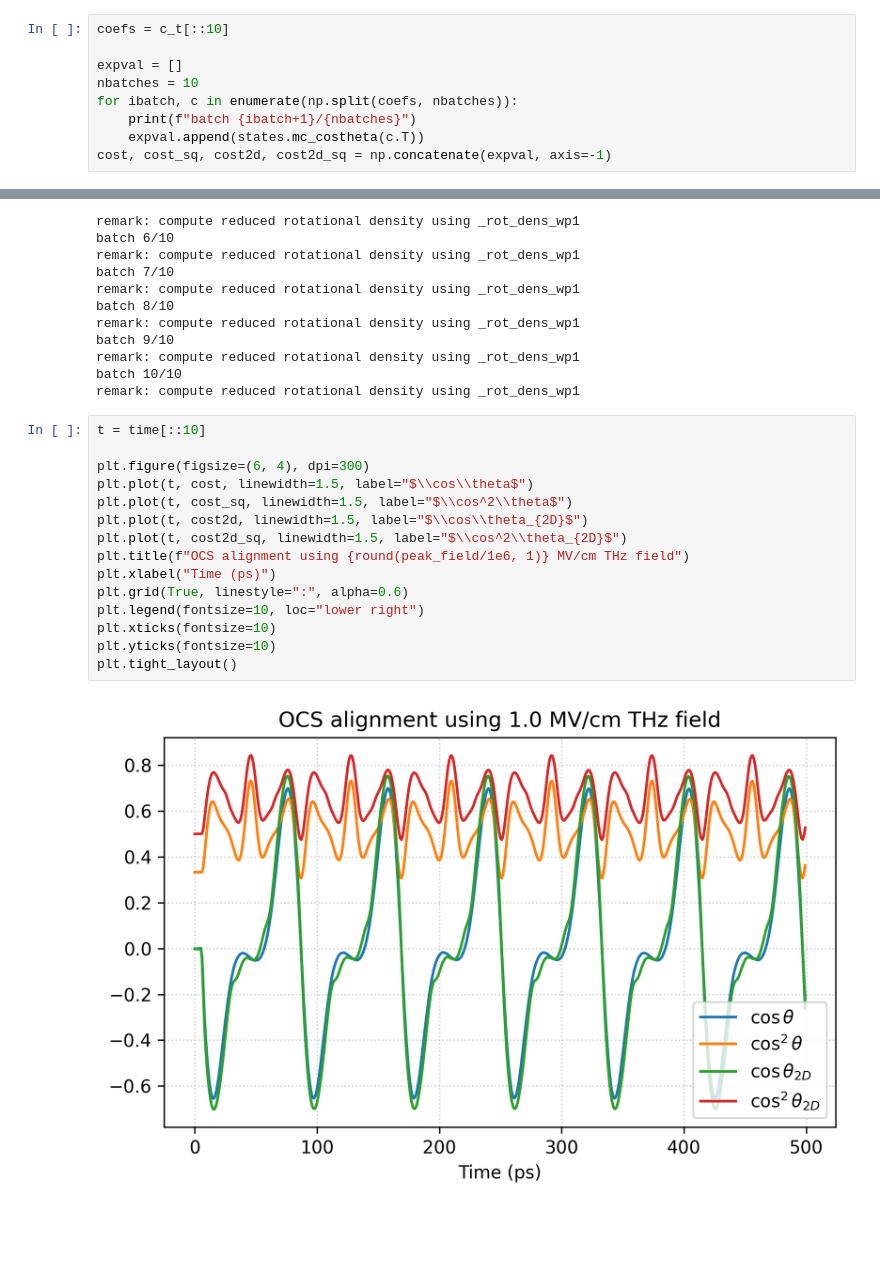
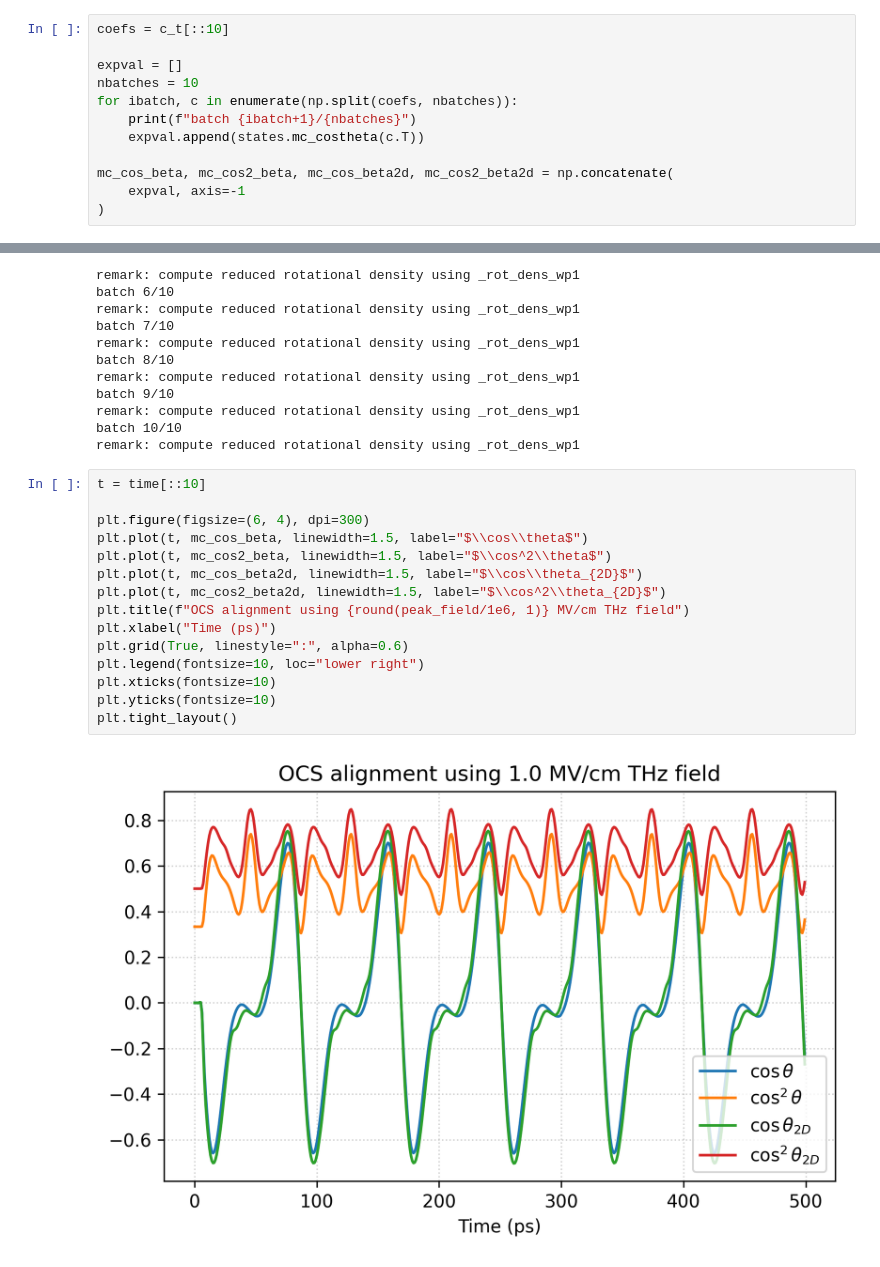
Before and after one commit to robochimps/richmol, a Jupyter notebook: examples/ocs_thz_orientation.ipynb, the cells around one changed output, grey strips where cells are left out. Saved outputs shown, nothing was run; the diff lists cells and outputs as text; blank space fills up the shorter version.

```diff
--- a/examples/ocs_thz_orientation.ipynb
+++ b/examples/ocs_thz_orientation.ipynb
@@ -176,7 +195,10 @@ nbatches = 10
 for ibatch, c in enumerate(np.split(coefs, nbatches)):
     print(f"batch {ibatch+1}/{nbatches}")
     expval.append(states.mc_costheta(c.T))
-cost, cost_sq, cost2d, cost2d_sq = np.concatenate(expval, axis=-1)
+
+mc_cos_beta, mc_cos2_beta, mc_cos_beta2d, mc_cos2_beta2d = np.concatenate(
+    expval, axis=-1
+)
 # %% [output]
 batch 1/10
 remark: compute reduced rotational density using _rot_dens_wp1
@@ -201,17 +223,17 @@ remark: compute reduced rotational density using _rot_dens_wp1
 # %%
 t = time[::10]
 
 plt.figure(figsize=(6, 4), dpi=300)
-plt.plot(t, cost, linewidth=1.5, label="$\\cos\\theta$")
-plt.plot(t, cost_sq, linewidth=1.5, label="$\\cos^2\\theta$")
-plt.plot(t, cost2d, linewidth=1.5, label="$\\cos\\theta_{2D}$")
-plt.plot(t, cost2d_sq, linewidth=1.5, label="$\\cos^2\\theta_{2D}$")
+plt.plot(t, mc_cos_beta, linewidth=1.5, label="$\\cos\\theta$")
+plt.plot(t, mc_cos2_beta, linewidth=1.5, label="$\\cos^2\\theta$")
+plt.plot(t, mc_cos_beta2d, linewidth=1.5, label="$\\cos\\theta_{2D}$")
+plt.plot(t, mc_cos2_beta2d, linewidth=1.5, label="$\\cos^2\\theta_{2D}$")
 plt.title(f"OCS alignment using {round(peak_field/1e6, 1)} MV/cm THz field")
 plt.xlabel("Time (ps)")
 plt.grid(True, linestyle=":", alpha=0.6)
 plt.legend(fontsize=10, loc="lower right")
 plt.xticks(fontsize=10)
 plt.yticks(fontsize=10)
 plt.tight_layout()
 # %% [output]
-[figure, old version]
+[figure, new version]
```
Also changed, not shown: parts of 5 cells of this notebook, 1 other file.
